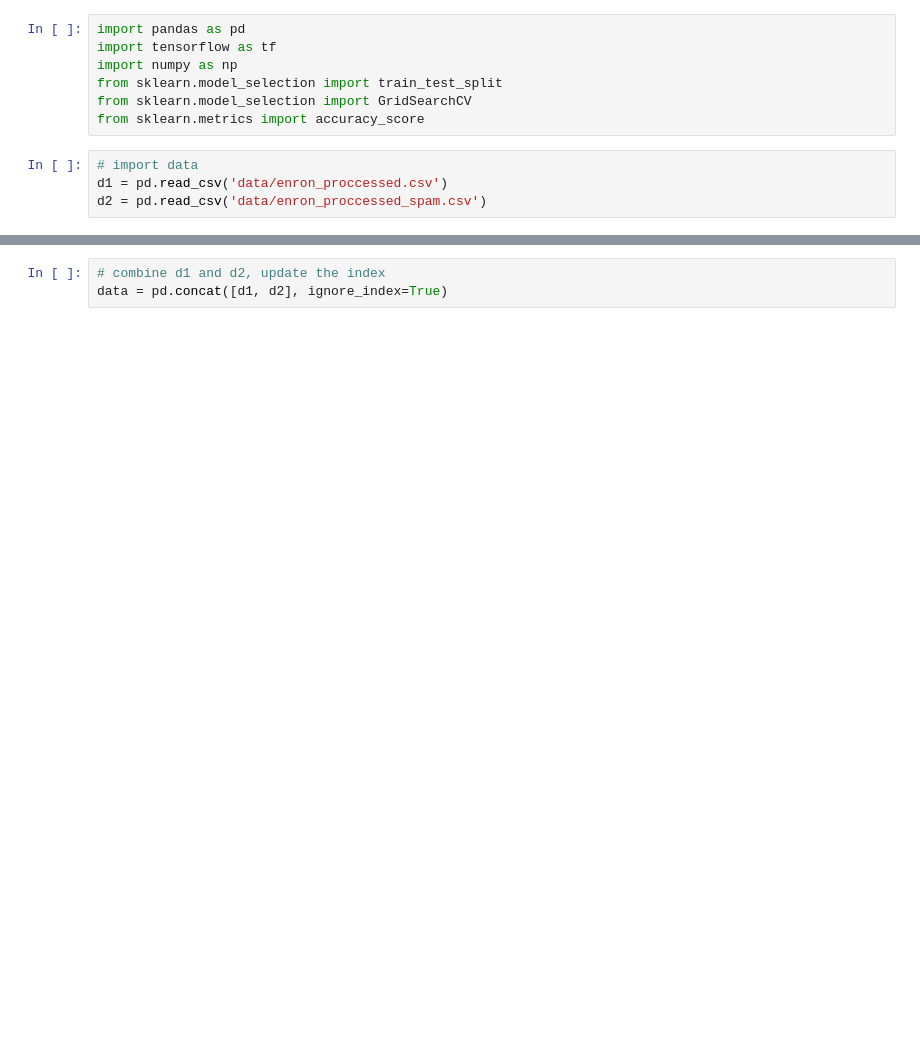
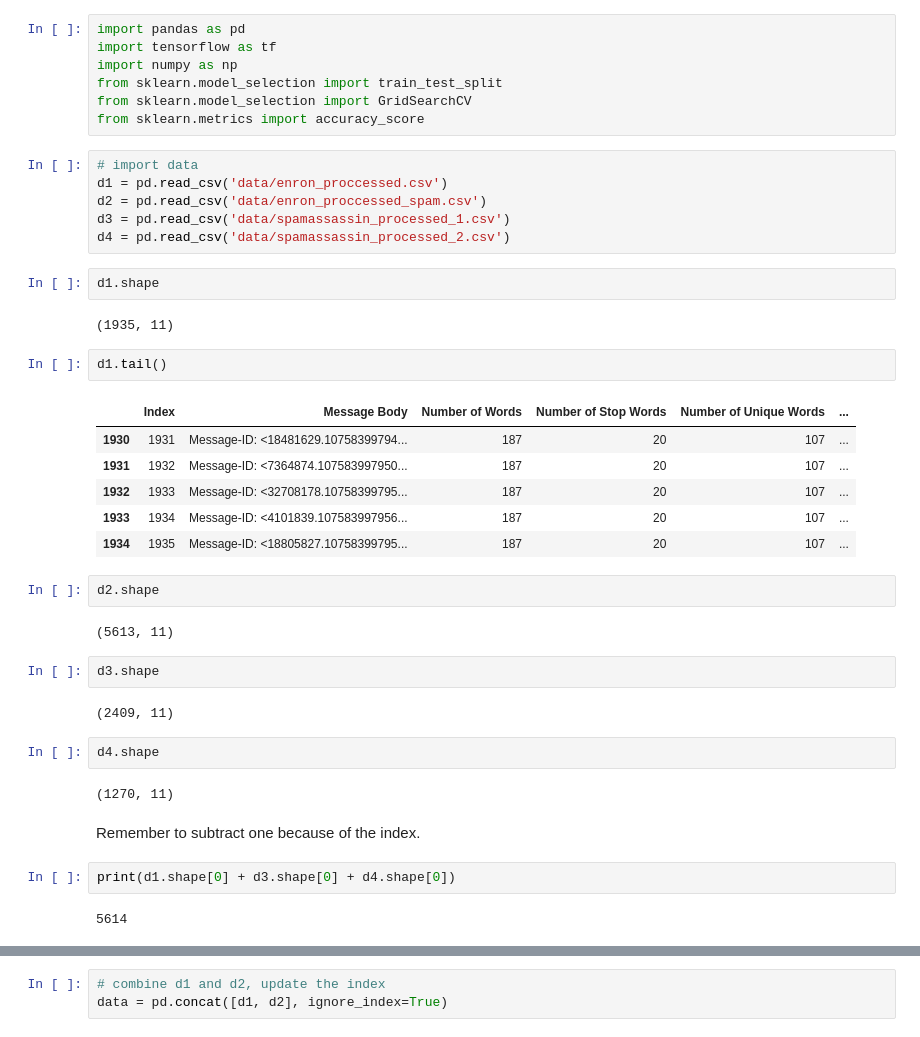
Before and after one commit to Kaewin/Applying-Neural-Networks-To-The-Classification-Of-Email-Spam---A-Literature-Survey-And-Experiment, a Jupyter notebook: nn.ipynb, the cells around one changed output, grey strips where cells are left out. Cells and saved outputs as stored; diff of their text form; blank space fills up the shorter version.

```diff
--- a/nn.ipynb
+++ b/nn.ipynb
@@ -9,3 +9,36 @@ from sklearn.metrics import accuracy_score
 # import data
 d1 = pd.read_csv('data/enron_proccessed.csv')
 d2 = pd.read_csv('data/enron_proccessed_spam.csv')
+d3 = pd.read_csv('data/spamassassin_processed_1.csv')
+d4 = pd.read_csv('data/spamassassin_processed_2.csv')
+# %%
+d1.shape
+# %% [output]
+(1935, 11)
+# %%
+d1.tail()
+# %% [output]
+|  | Index | Message Body | Number of Words | Number of Stop Words | Number of Unique Words | ... |
+| 1930 | 1931 | Message-ID: <18481629.10758399794... | 187 | 20 | 107 | ... |
+| 1931 | 1932 | Message-ID: <7364874.107583997950... | 187 | 20 | 107 | ... |
+| 1932 | 1933 | Message-ID: <32708178.10758399795... | 187 | 20 | 107 | ... |
+| 1933 | 1934 | Message-ID: <4101839.107583997956... | 187 | 20 | 107 | ... |
+| 1934 | 1935 | Message-ID: <18805827.10758399795... | 187 | 20 | 107 | ... |
+# %%
+d2.shape
+# %% [output]
+(5613, 11)
+# %%
+d3.shape
+# %% [output]
+(2409, 11)
+# %%
+d4.shape
+# %% [output]
+(1270, 11)
+# %% [markdown]
+Remember to subtract one because of the index.
+# %%
+print(d1.shape[0] + d3.shape[0] + d4.shape[0])
+# %% [output]
+5614
```
Also changed, not shown: parts of 10 cells of this notebook, 2 other files.
